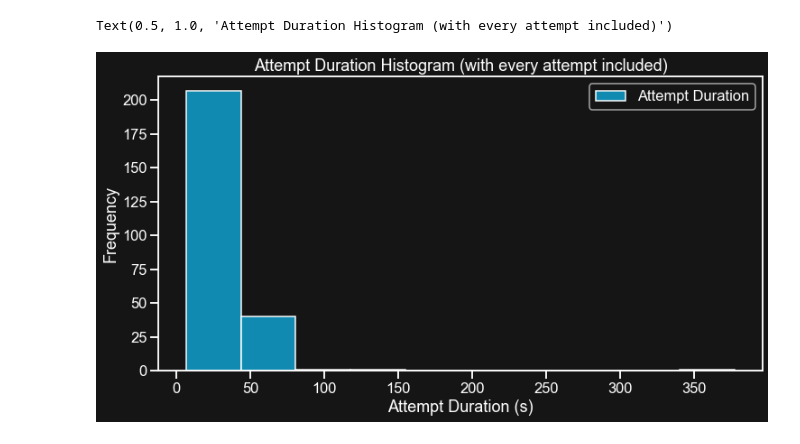
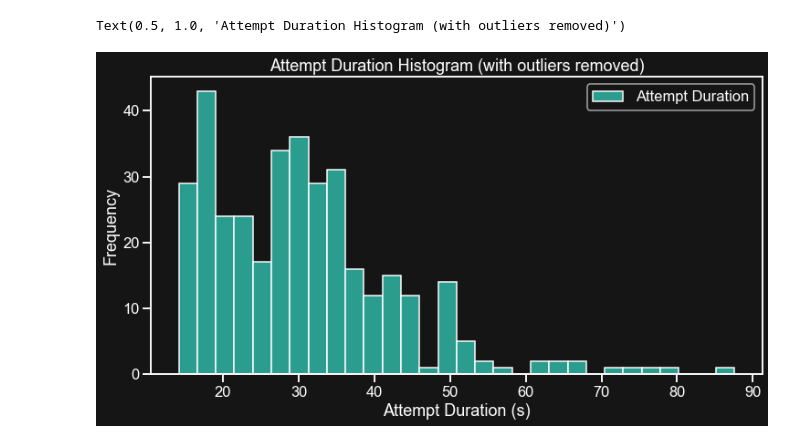
Before and after one commit to fixe-exclamation-mark/bake-off-2-ipm, a Jupyter notebook: stats.ipynb, the cells around one changed output. Saved outputs shown, nothing was run; the diff lists cells and outputs as text; code cells hidden in the pictures.

```diff
--- a/stats.ipynb
+++ b/stats.ipynb
@@ -36,13 +36,18 @@ df = df.T
 # %%
 # change the row names to new integer indexes
 df.index = range(len(df))
+# %%
+# remove the outliers: the ones that are more than 2 standard deviations away from the mean
+df = df[np.abs(df['attempt_duration'] - df['attempt_duration'].mean()) <= (2 * df['attempt_duration'].std())]
+# also remove the outliers for misses, using the same logic
+df = df[np.abs(df['misses'] - df['misses'].mean()) <= (2 * df['misses'].std())]
 # %%
-# plot the df_t's attempt_duration column
+# plot attempt_duration
 plt.figure(figsize=(12, 6))
-df['attempt_duration'].plot(kind='hist', color='#118ab2')
+df['attempt_duration'].plot(kind='hist', bins=30, color='#2a9d8f')
 plt.xlabel('Attempt Duration (s)')
 plt.legend(['Attempt Duration'])
-plt.title('Attempt Duration Histogram (with every attempt included)')
+plt.title('Attempt Duration Histogram (with outliers removed)')
 # %% [output]
-Text(0.5, 1.0, 'Attempt Duration Histogram (with every attempt included)')
+Text(0.5, 1.0, 'Attempt Duration Histogram (with outliers removed)')
-[figure, old version]
+[figure, new version]
```
Also changed, not shown: parts of 6 cells of this notebook.
